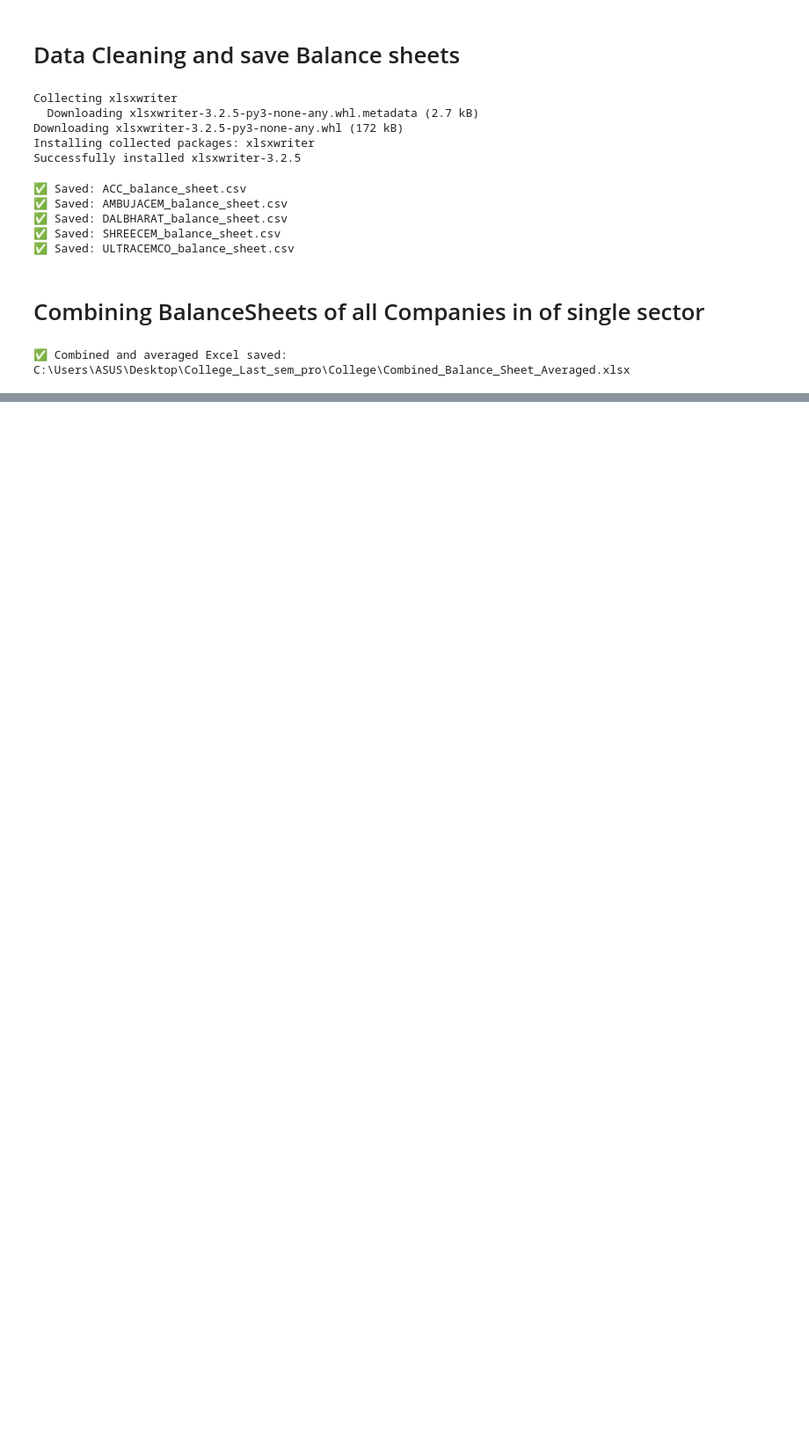
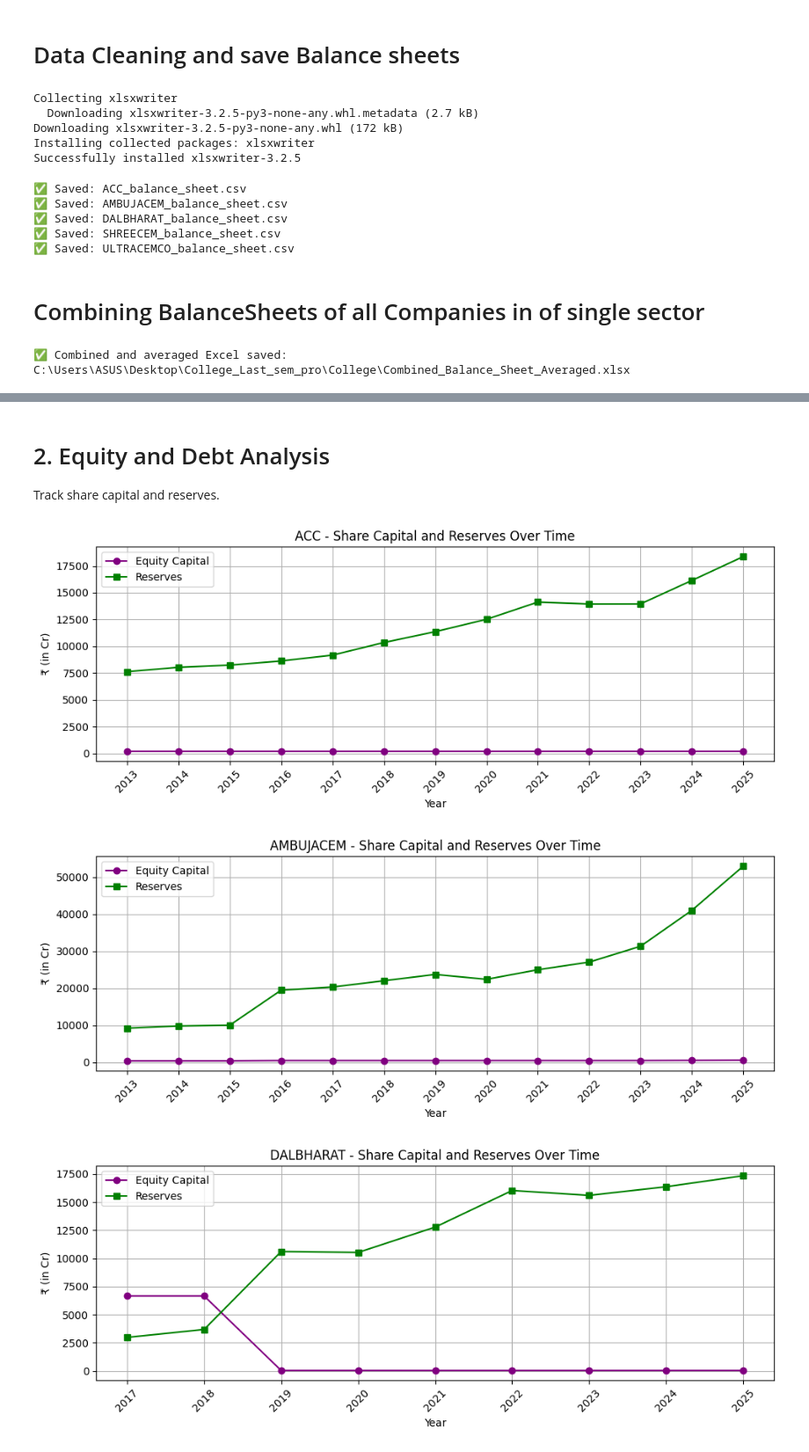
Before and after one commit to karankrish/Riskify, a Jupyter notebook: notebooks/Preprocessing/DynamicCode.ipynb, the cells around one changed output, grey strips where cells are left out. Shown at 88% size. Saved outputs shown, nothing was run; the diff lists cells and outputs as text; code cells hidden in the pictures; blank space fills up the shorter version.

```diff
--- a/notebooks/Preprocessing/DynamicCode.ipynb
+++ b/notebooks/Preprocessing/DynamicCode.ipynb
@@ -190,0 +377,77 @@ if __name__ == "__main__":
+# %% [markdown]
+# 2. Equity and Debt Analysis
+
+
+Track share capital and reserves.
+# %%
+
+
+# ----------------------🔧 Function Definitions ----------------------
+
+def load_and_filter_equity_reserves(file_path):
+    """Load file and filter for Equity Capital and Reserves."""
+    df = pd.read_excel(file_path)
+    df = df[df['Financial_Metric'].isin(['Equity Capital', 'Reserves'])].copy()
+    df = df[~df['Company'].str.contains('Average|Median', case=False, na=False)]
+
+    year_cols = [col for col in df.columns if str(col).isdigit()]
+    df[year_cols] = df[year_cols].apply(pd.to_numeric, errors='coerce')
+    return df, year_cols
+
+def interpolate_polynomial_rows(df, year_cols, order=2):
+    """Apply polynomial interpolation row-wise."""
+    data = df[year_cols].transpose()
+    data.index = list(map(int, data.index))
+    interpolated = data.interpolate(method='polynomial', order=order).transpose()
+    df[year_cols] = interpolated
+    return df
+
+def plot_equity_reserves(df, year_cols, companies=None, save_dir=None, show=True):
+    """Plot Equity Capital and Reserves over time for selected companies."""
+    unique_companies = df['Company'].unique()
+    for company in unique_companies:
+        if companies and company not in companies:
+            continue
+
+        company_data = df[df['Company'] == company]
+        if company_data.shape[0] < 2:
+            continue
+
+        equity = company_data[company_data['Financial_Metric'] == 'Equity Capital'][year_cols].values.flatten()
+        reserves = company_data[company_data['Financial_Metric'] == 'Reserves'][year_cols].values.flatten()
+
+        plt.figure(figsize=(10, 4))
+        plt.plot(year_cols, equity, marker='o', label='Equity Capital', color='purple')
+        plt.plot(year_cols, reserves, marker='s', label='Reserves', color='green')
+        plt.title(f"{company.replace('_Balance_Sheet', '')} - Share Capital and Reserves Over Time")
+        plt.xlabel("Year")
+        plt.ylabel("₹ (in Cr)")
+        plt.xticks(rotation=45)
+        plt.grid(True)
+        plt.legend()
+        plt.tight_layout()
+
+        if save_dir:
+            os.makedirs(save_dir, exist_ok=True)
+            plt.savefig(os.path.join(save_dir, f"{company}_Equity_Reserves.png"))
+        if show:
+            plt.show()
+        else:
+            plt.close()
+
+# ----------------------🚀 Usage Example ----------------------
+
+file_path = r"C:\Users\ASUS\Desktop\College_Last_sem_pro\git\Riskify\Data\processed\Combined_Balance_With_Average_Median_Yearwise.xlsx"
+
+# Load and prepare
+df_equity, year_cols = load_and_filter_equity_reserves(file_path)
+
+# Interpolate
+df_equity = interpolate_polynomial_rows(df_equity, year_cols, order=2)
+
+# Plot for all companies or specify a list: companies=["TCS", "INFY"]
+plot_equity_reserves(df_equity, year_cols, companies=None, save_dir=None, show=True)
+# %% [output]
+[figure, added]
+[figure, added]
+[figure, added]
```
Also changed, not shown: parts of 24 cells of this notebook.
